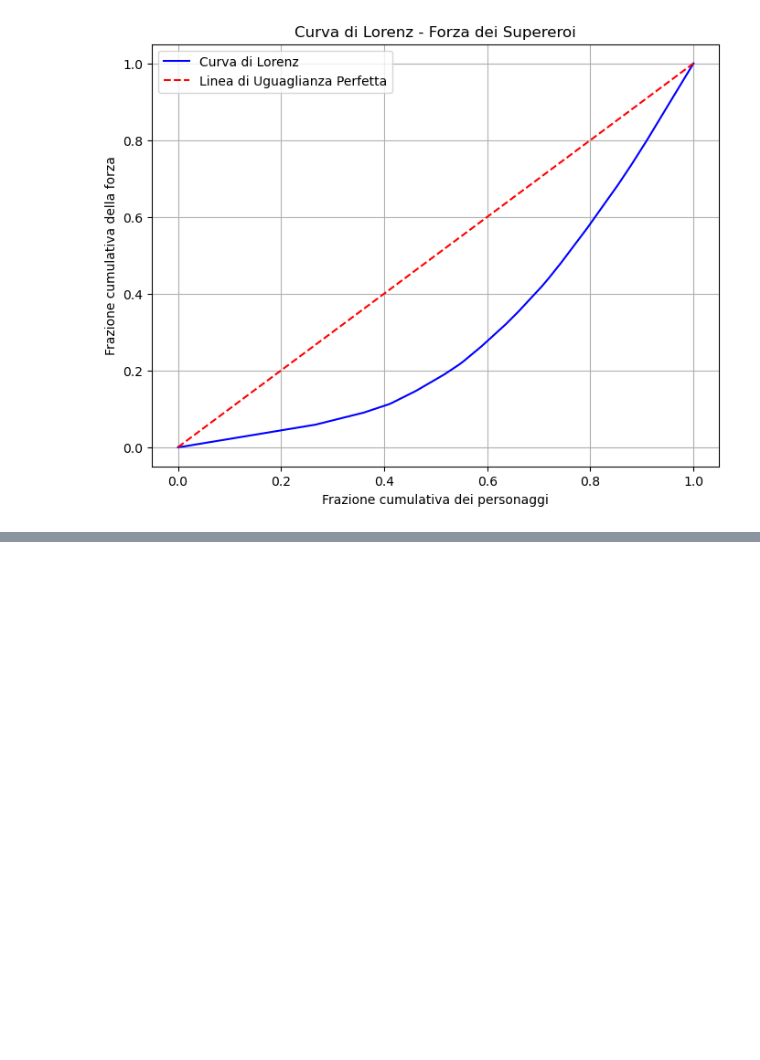
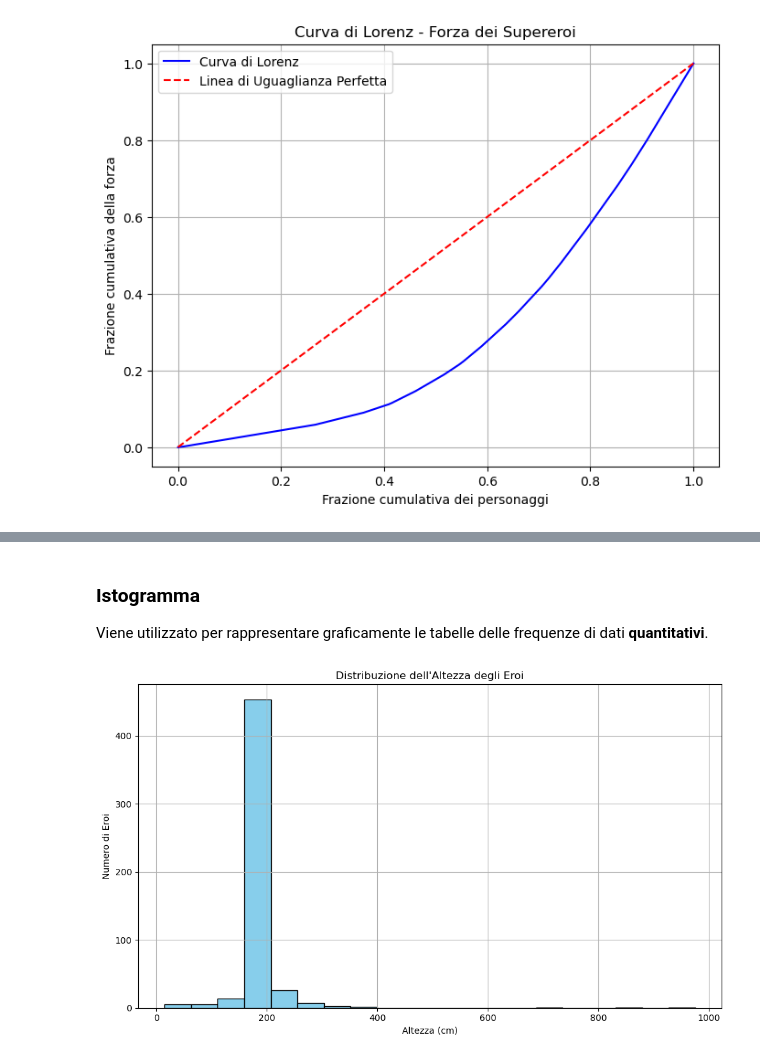
Before and after one commit to Gallja/SAD_Python, a Jupyter notebook: statistica_descrittiva.ipynb, the cells around one changed output, grey strips where cells are left out. Cells and saved outputs as stored; diff of their text form; code cells hidden in the pictures; blank space fills up the shorter version.

```diff
--- a/statistica_descrittiva.ipynb
+++ b/statistica_descrittiva.ipynb
@@ -650,0 +728,24 @@ plt.show()
+# %% [markdown]
+### Istogramma
+
+Viene utilizzato per rappresentare graficamente le tabelle delle frequenze di dati **quantitativi**.
+# %%
+import pandas as pd
+import matplotlib.pyplot as plt
+
+df = pd.read_csv("0. Dataset/heroes.csv", sep=";")
+
+df_clean = df.dropna(subset=["Height"])
+
+# Crea l'istogramma per l'altezza
+plt.figure(figsize=(10, 6))
+plt.hist(df_clean["Height"], color="skyblue", edgecolor="black", bins=20)
+
+plt.title("Distribuzione dell'Altezza degli Eroi")
+plt.xlabel("Altezza (cm)")
+plt.ylabel("Numero di Eroi")
+plt.grid(True)
+plt.tight_layout()
+plt.show()
+# %% [output]
+[figure, added]
```
Also changed, not shown: parts of 16 cells of this notebook.
